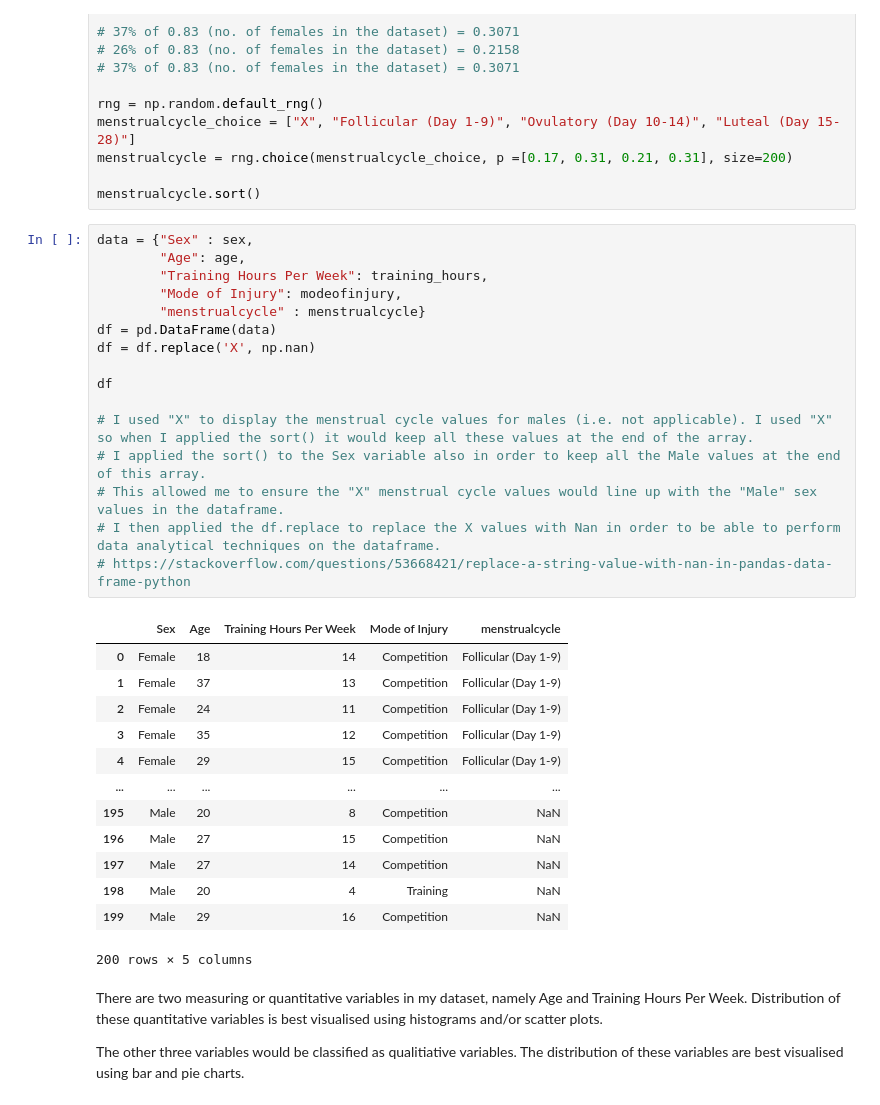
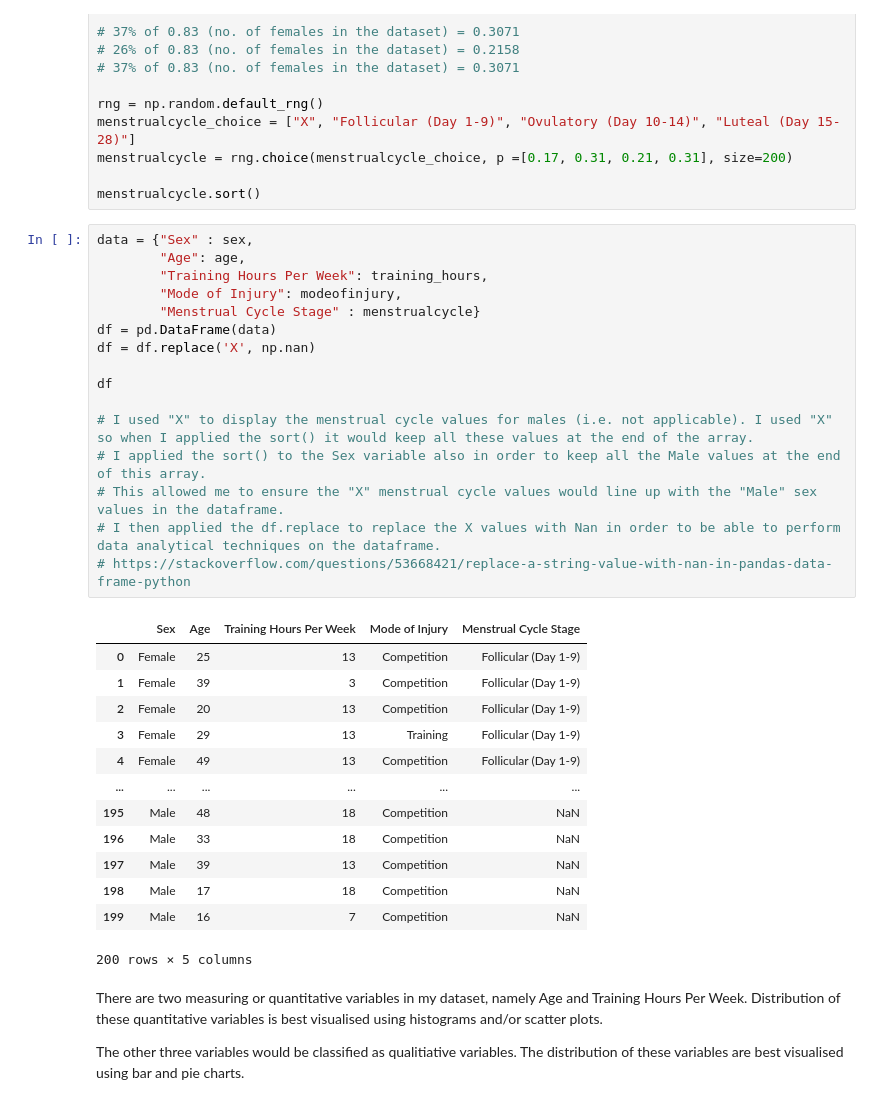
Before and after one commit to rachel-king4/PfDA_Assignment, a Jupyter notebook: PfDA Assignment.ipynb, the cells around one changed output. Drawn from its saved outputs; the diff is of its cells as text.

```diff
--- a/PfDA Assignment.ipynb
+++ b/PfDA Assignment.ipynb
@@ -222,32 +220,32 @@ menstrualcycle.sort()
 # %%
 data = {"Sex" : sex,
         "Age": age,
         "Training Hours Per Week": training_hours,
         "Mode of Injury": modeofinjury,
-        "menstrualcycle" : menstrualcycle}
+        "Menstrual Cycle Stage" : menstrualcycle}
 df = pd.DataFrame(data)
 df = df.replace('X', np.nan)
 
 df
 
 # I used "X" to display the menstrual cycle values for males (i.e. not applicable). I used "X" so when I applied the sort() it would keep all these values at the end of the array.
 # I applied the sort() to the Sex variable also in order to keep all the Male values at the end of this array.
 # This allowed me to ensure the "X" menstrual cycle values would line up with the "Male" sex values in the dataframe.
 # I then applied the df.replace to replace the X values with Nan in order to be able to perform data analytical techniques on the dataframe.
 # https://stackoverflow.com/questions/53668421/replace-a-string-value-with-nan-in-pandas-data-frame-python
 # %% [output]
-|  | Sex | Age | Training Hours Per Week | Mode of Injury | menstrualcycle |
-| 0 | Female | 18 | 14 | Competition | Follicular (Day 1-9) |
-| 1 | Female | 37 | 13 | Competition | Follicular (Day 1-9) |
-| 2 | Female | 24 | 11 | Competition | Follicular (Day 1-9) |
-| 3 | Female | 35 | 12 | Competition | Follicular (Day 1-9) |
-| 4 | Female | 29 | 15 | Competition | Follicular (Day 1-9) |
+|  | Sex | Age | Training Hours Per Week | Mode of Injury | Menstrual Cycle Stage |
+| 0 | Female | 25 | 13 | Competition | Follicular (Day 1-9) |
+| 1 | Female | 39 | 3 | Competition | Follicular (Day 1-9) |
+| 2 | Female | 20 | 13 | Competition | Follicular (Day 1-9) |
+| 3 | Female | 29 | 13 | Training | Follicular (Day 1-9) |
+| 4 | Female | 49 | 13 | Competition | Follicular (Day 1-9) |
 | ... | ... | ... | ... | ... | ... |
-| 195 | Male | 20 | 8 | Competition | NaN |
-| 196 | Male | 27 | 15 | Competition | NaN |
-| 197 | Male | 27 | 14 | Competition | NaN |
-| 198 | Male | 20 | 4 | Training | NaN |
-| 199 | Male | 29 | 16 | Competition | NaN |
+| 195 | Male | 48 | 18 | Competition | NaN |
+| 196 | Male | 33 | 18 | Competition | NaN |
+| 197 | Male | 39 | 13 | Competition | NaN |
+| 198 | Male | 17 | 18 | Competition | NaN |
+| 199 | Male | 16 | 7 | Competition | NaN |
 200 rows × 5 columns
 # %% [markdown]
 There are two measuring or quantitative variables in my dataset, namely Age and Training Hours Per Week. Distribution of these quantitative variables is best visualised using histograms and/or scatter plots.
```
Also changed, not shown: parts of 13 cells of this notebook, 1 other file.
